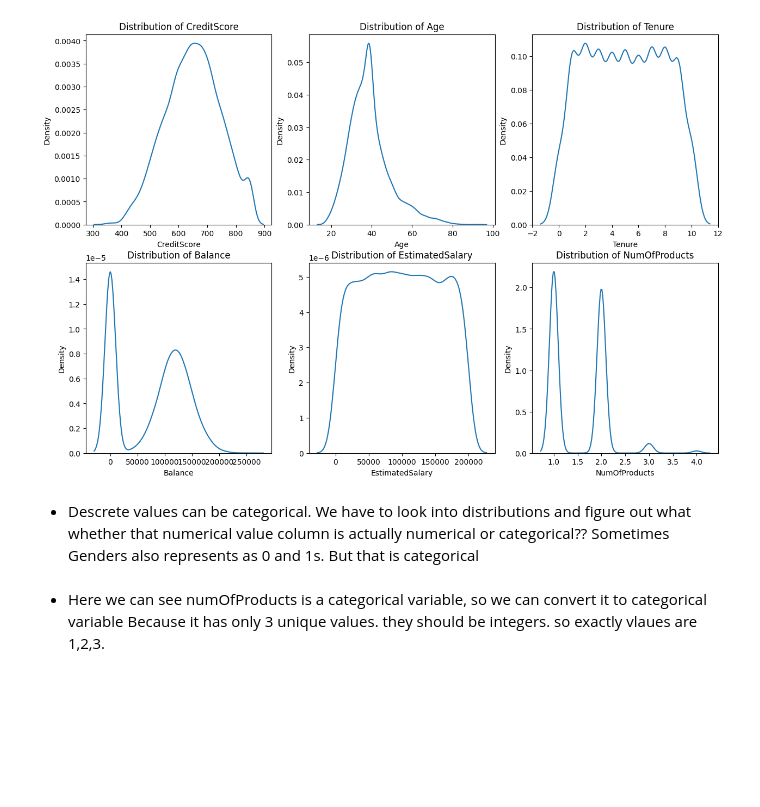
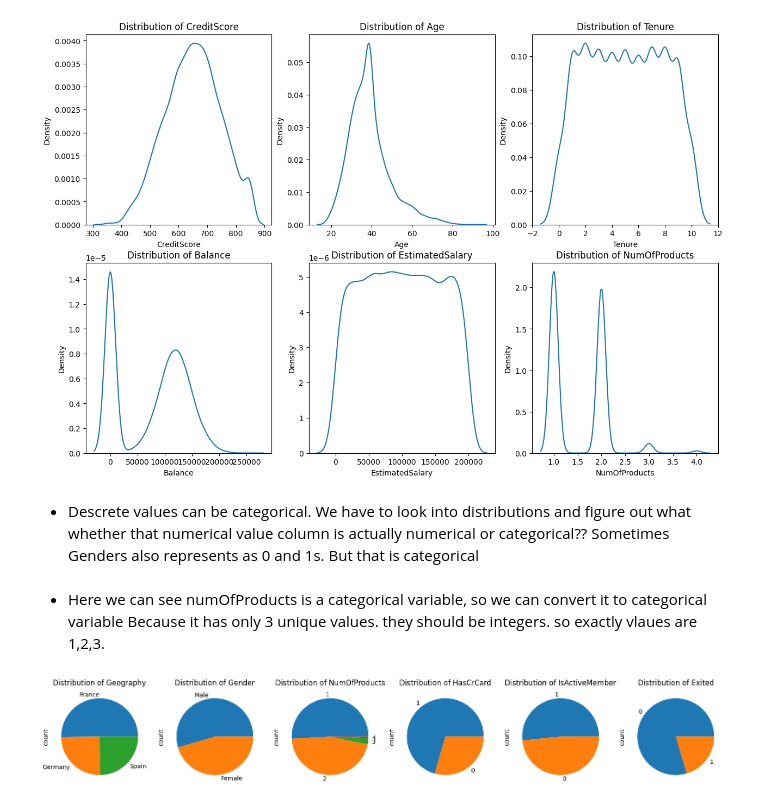
Before and after one commit to ManethNin/Production-Ready-ML-Systems, a Jupyter notebook: EDA/data/1_handle_outliers.ipynb, the cells around one changed output. Cells and saved outputs as stored; diff of their text form; code cells hidden in the pictures; blank space fills up the shorter version.

```diff
--- a/EDA/data/1_handle_outliers.ipynb
+++ b/EDA/data/1_handle_outliers.ipynb
@@ -61,4 +61,12 @@ plt.show()
 - Here we can see numOfProducts is a categorical variable, so we can convert it to categorical variable
 Because it has only 3 unique values. they should be integers. so exactly vlaues are 1,2,3.
 # %%
-fig , axes = plt.subplots(1,5 , figsize=(20, 5))
+fig , axes = plt.subplots(1,6 , figsize=(20, 5))
+
+for idx, col in enumerate(categorical_columns):
+    df[col].value_counts().plot(kind='pie', ax =axes[idx])
+    axes[idx].set_title(f'Distribution of {col}')
+
+plt.show()
+# %% [output]
+[figure, added]
```
Also changed, not shown: parts of 2 cells of this notebook.
